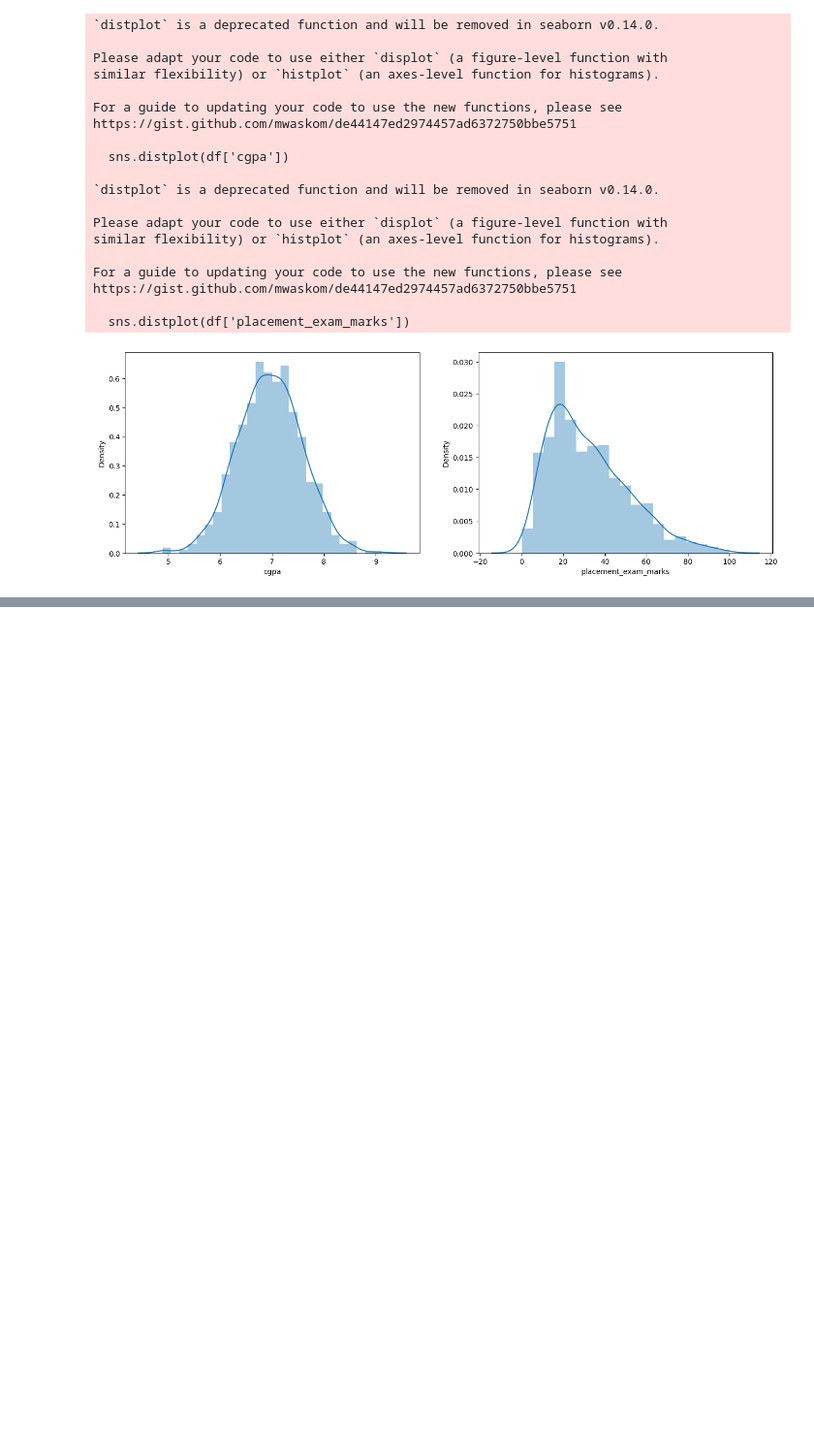
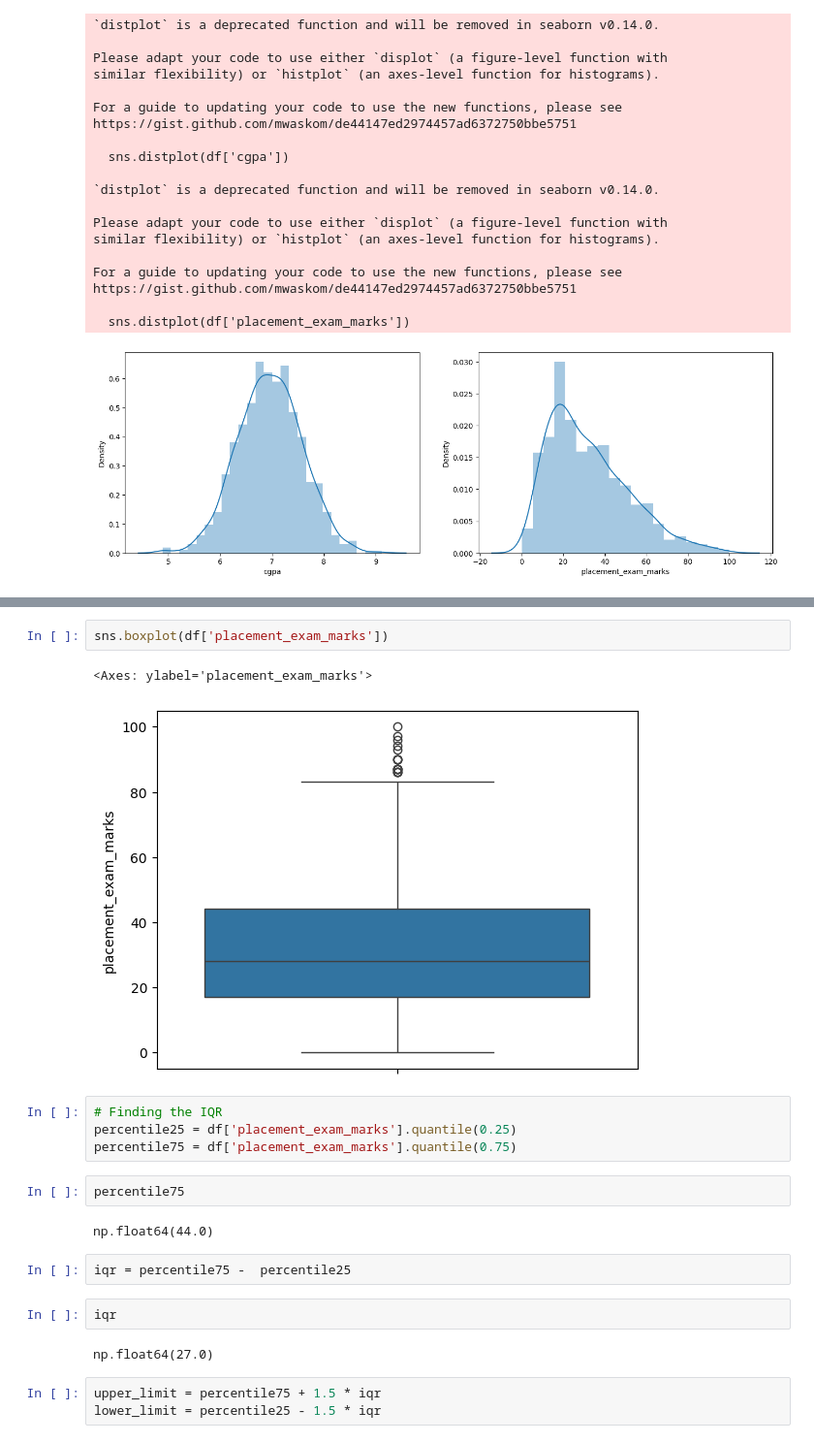
Before and after one commit to Mohotasir/my_ML_Journey, a Jupyter notebook: 100days_ML/Feature_Engineering/Outlier_handling/IQR_method.ipynb, the cells around one changed output, grey strips where cells are left out. Shown at 97% size. Drawn from its saved outputs; the diff is of its cells as text; blank space fills up the shorter version.

```diff
--- a/100days_ML/Feature_Engineering/Outlier_handling/IQR_method.ipynb
+++ b/100days_ML/Feature_Engineering/Outlier_handling/IQR_method.ipynb
@@ -47,0 +60,22 @@ https://gist.github.com/mwaskom/de44147ed2974457ad6372750bbe5751
+# %%
+sns.boxplot(df['placement_exam_marks'])
+# %% [output]
+<Axes: ylabel='placement_exam_marks'>
+[figure, added]
+# %%
+# Finding the IQR
+percentile25 = df['placement_exam_marks'].quantile(0.25)
+percentile75 = df['placement_exam_marks'].quantile(0.75)
+# %%
+percentile75
+# %% [output]
+np.float64(44.0)
+# %%
+iqr = percentile75 -  percentile25
+# %%
+iqr
+# %% [output]
+np.float64(27.0)
+# %%
+upper_limit = percentile75 + 1.5 * iqr
+lower_limit = percentile25 - 1.5 * iqr
```
Also changed, not shown: parts of 8 cells of this notebook.
